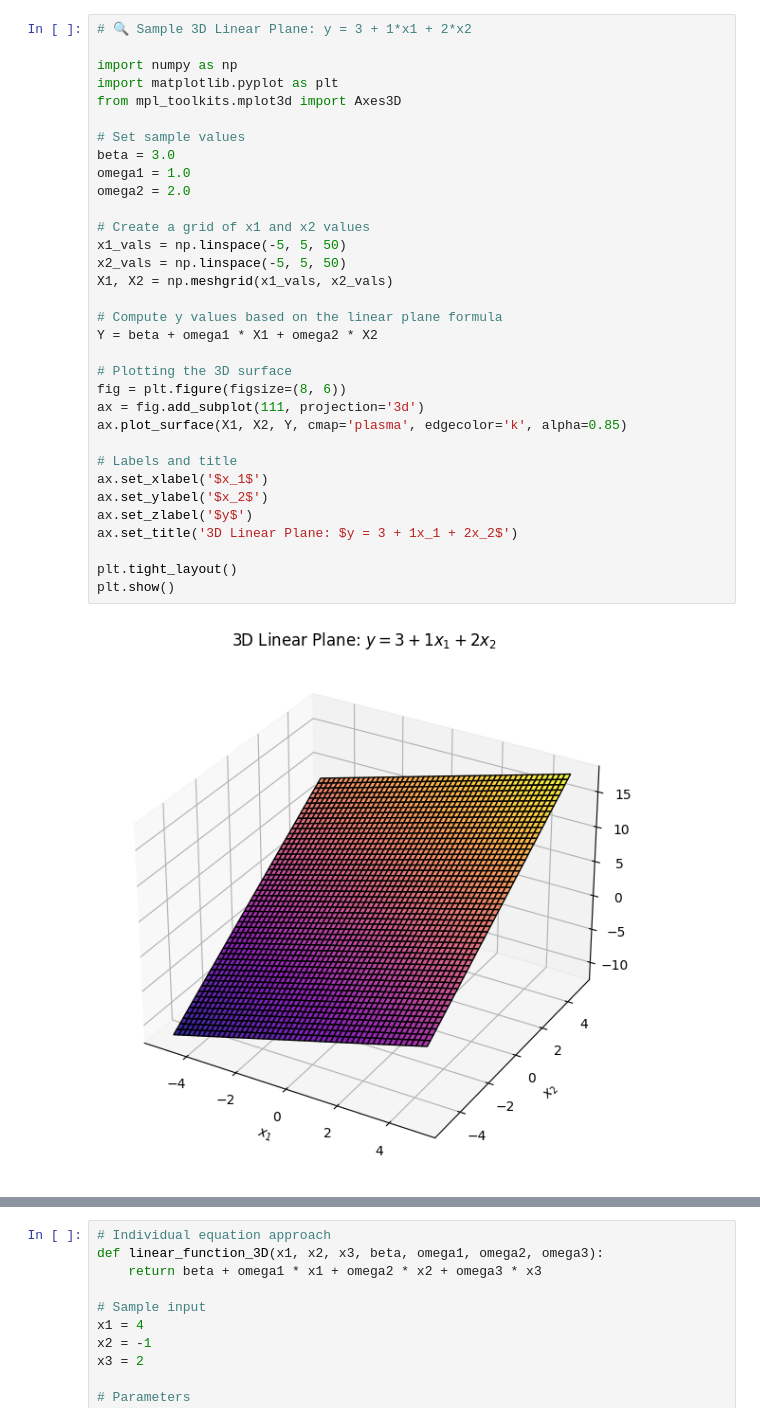
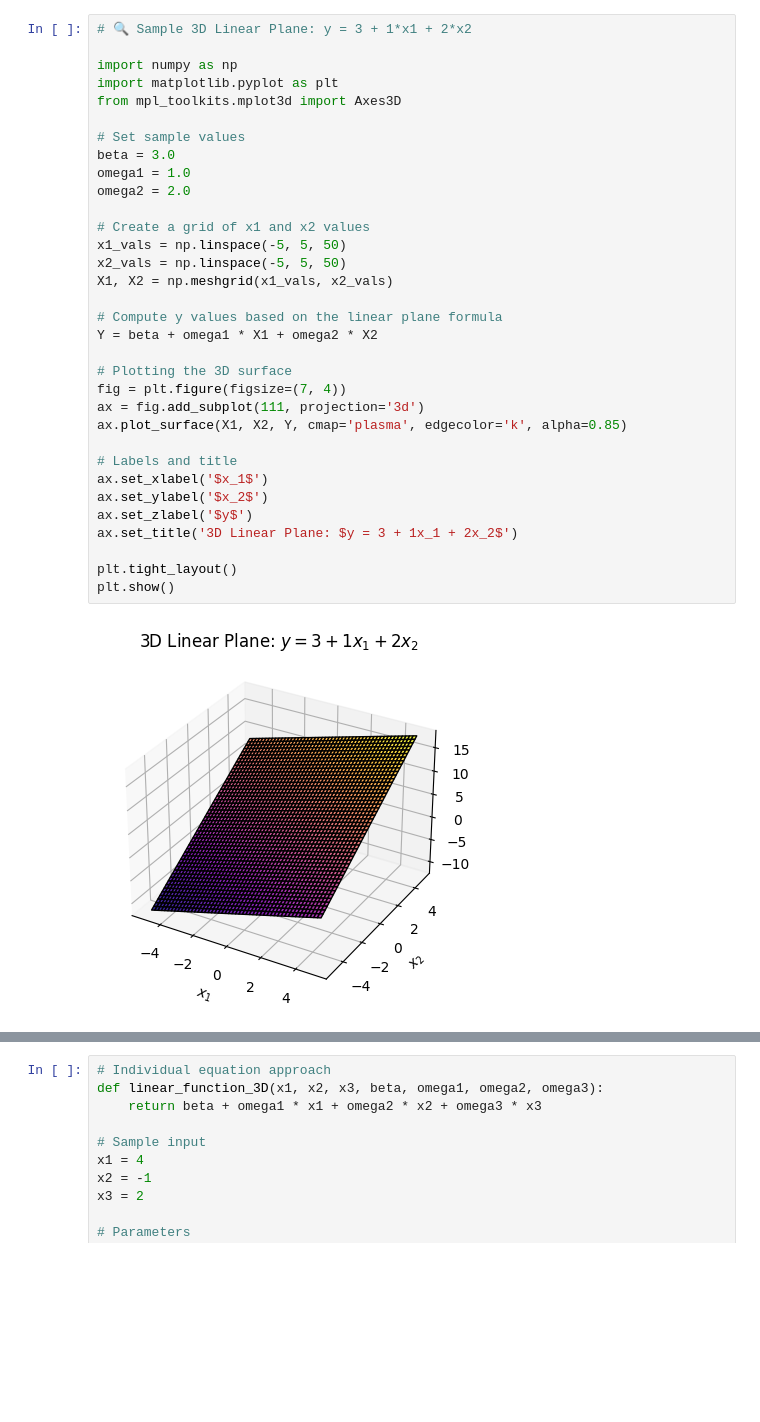
Before and after one commit to noman32/DL_WQU, a Jupyter notebook: Project01_NB01_noman_V1_Apr25.ipynb, the cells around one changed output, grey strips where cells are left out. Saved outputs shown, nothing was run; the diff lists cells and outputs as text; blank space fills up the shorter version.

```diff
--- a/Project01_NB01_noman_V1_Apr25.ipynb
+++ b/Project01_NB01_noman_V1_Apr25.ipynb
@@ -144,32 +114,32 @@ draw_2D_function(x1_mesh, x2_mesh, y)
 import numpy as np
 import matplotlib.pyplot as plt
 from mpl_toolkits.mplot3d import Axes3D
 
 # Set sample values
 beta = 3.0
 omega1 = 1.0
 omega2 = 2.0
 
 # Create a grid of x1 and x2 values
 x1_vals = np.linspace(-5, 5, 50)
 x2_vals = np.linspace(-5, 5, 50)
 X1, X2 = np.meshgrid(x1_vals, x2_vals)
 
 # Compute y values based on the linear plane formula
 Y = beta + omega1 * X1 + omega2 * X2
 
 # Plotting the 3D surface
-fig = plt.figure(figsize=(8, 6))
+fig = plt.figure(figsize=(7, 4))
 ax = fig.add_subplot(111, projection='3d')
 ax.plot_surface(X1, X2, Y, cmap='plasma', edgecolor='k', alpha=0.85)
 
 # Labels and title
 ax.set_xlabel('$x_1$')
 ax.set_ylabel('$x_2$')
 ax.set_zlabel('$y$')
 ax.set_title('3D Linear Plane: $y = 3 + 1x_1 + 2x_2$')
 
 plt.tight_layout()
 plt.show()
 # %% [output]
-[figure, old version]
+[figure, new version]
```
Also changed, not shown: parts of 37 cells of this notebook, 1 other file.
